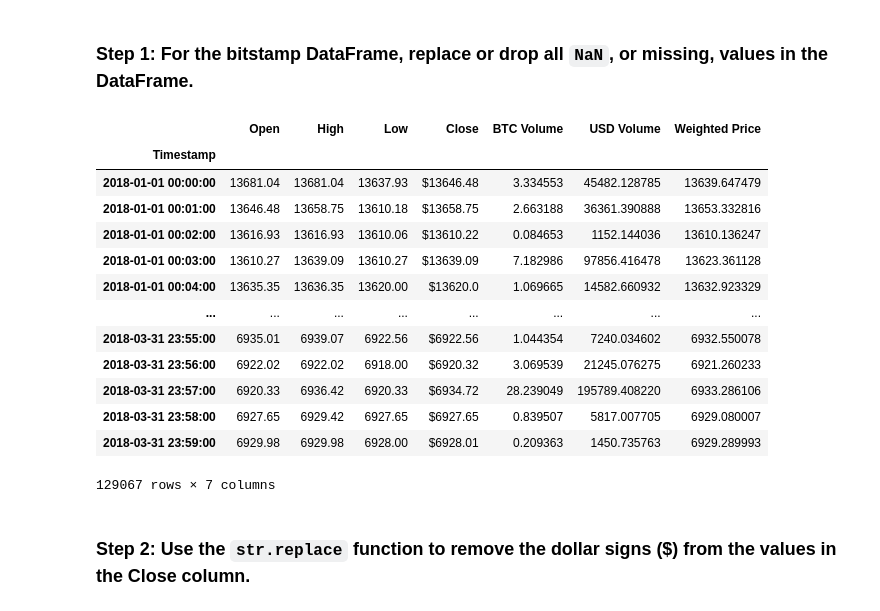
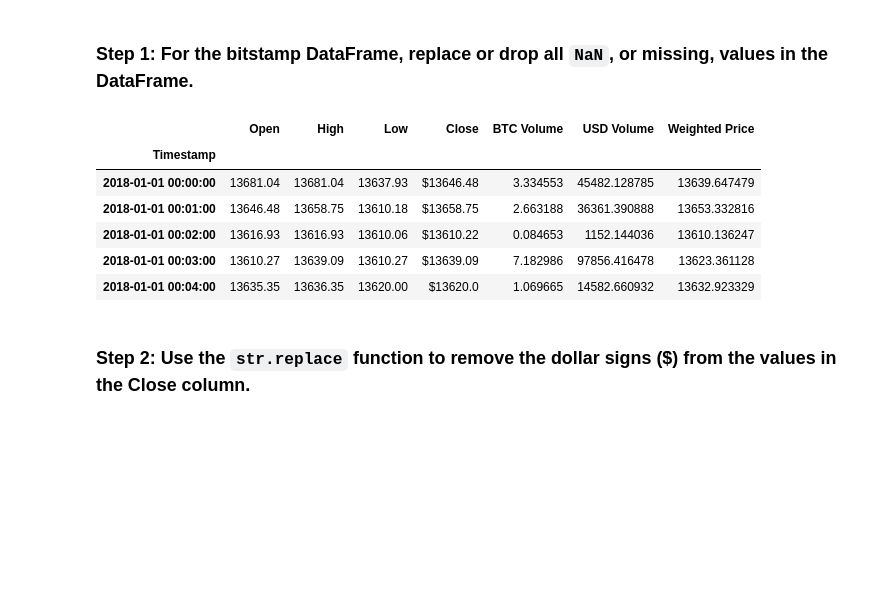
Before and after one commit to aaron-elliott/Challenge_3, a Jupyter notebook: crypto_arbitrage.ipynb, the cells around one changed output. Drawn from its saved outputs; the diff is of its cells as text; code cells hidden in the pictures; blank space fills up the shorter version.

Commit message:
New variable labels
added _df to variables to denote dataframes and fixed duplicate syntax

```diff
--- a/crypto_arbitrage.ipynb
+++ b/crypto_arbitrage.ipynb
@@ -38,7 +38,7 @@ Instructions.
 # Set the index to the column "Date"
 # Set the parse_dates and infer_datetime_format parameters
 
-bitstamp = pd.read_csv(
+bitstamp_df = pd.read_csv(
     Path("Resources/bitstamp.csv"),
     index_col = "Timestamp",
     parse_dates = True,
@@ -102,23 +100,16 @@ To prepare and clean your data for analysis, complete the following steps:
 ### Step 1: For the bitstamp DataFrame, replace or drop all `NaN`, or missing, values in the DataFrame.
 # %%
 # For the bitstamp DataFrame, replace or drop all NaNs or missing values in the DataFrame
-bitstamp = bitstamp.dropna().copy()
-bitstamp
+bitstamp_df = bitstamp_df.dropna().copy()
+bitstamp_df.head()
 # %% [output]
 |  | Open | High | Low | Close | BTC Volume | USD Volume | Weighted Price |
 | Timestamp |  |  |  |  |  |  |  |
 | 2018-01-01 00:00:00 | 13681.04 | 13681.04 | 13637.93 | $13646.48 | 3.334553 | 45482.128785 | 13639.647479 |
 | 2018-01-01 00:01:00 | 13646.48 | 13658.75 | 13610.18 | $13658.75 | 2.663188 | 36361.390888 | 13653.332816 |
 | 2018-01-01 00:02:00 | 13616.93 | 13616.93 | 13610.06 | $13610.22 | 0.084653 | 1152.144036 | 13610.136247 |
 | 2018-01-01 00:03:00 | 13610.27 | 13639.09 | 13610.27 | $13639.09 | 7.182986 | 97856.416478 | 13623.361128 |
 | 2018-01-01 00:04:00 | 13635.35 | 13636.35 | 13620.00 | $13620.0 | 1.069665 | 14582.660932 | 13632.923329 |
-| ... | ... | ... | ... | ... | ... | ... | ... |
-| 2018-03-31 23:55:00 | 6935.01 | 6939.07 | 6922.56 | $6922.56 | 1.044354 | 7240.034602 | 6932.550078 |
-| 2018-03-31 23:56:00 | 6922.02 | 6922.02 | 6918.00 | $6920.32 | 3.069539 | 21245.076275 | 6921.260233 |
-| 2018-03-31 23:57:00 | 6920.33 | 6936.42 | 6920.33 | $6934.72 | 28.239049 | 195789.408220 | 6933.286106 |
-| 2018-03-31 23:58:00 | 6927.65 | 6929.42 | 6927.65 | $6927.65 | 0.839507 | 5817.007705 | 6929.080007 |
-| 2018-03-31 23:59:00 | 6929.98 | 6929.98 | 6928.00 | $6928.01 | 0.209363 | 1450.735763 | 6929.289993 |
-129067 rows × 7 columns
 # %% [markdown]
 ### Step 2: Use the `str.replace` function to remove the dollar signs ($) from the values in the Close column.
 # %%
```
Also changed, not shown: parts of 7 cells of this notebook.
